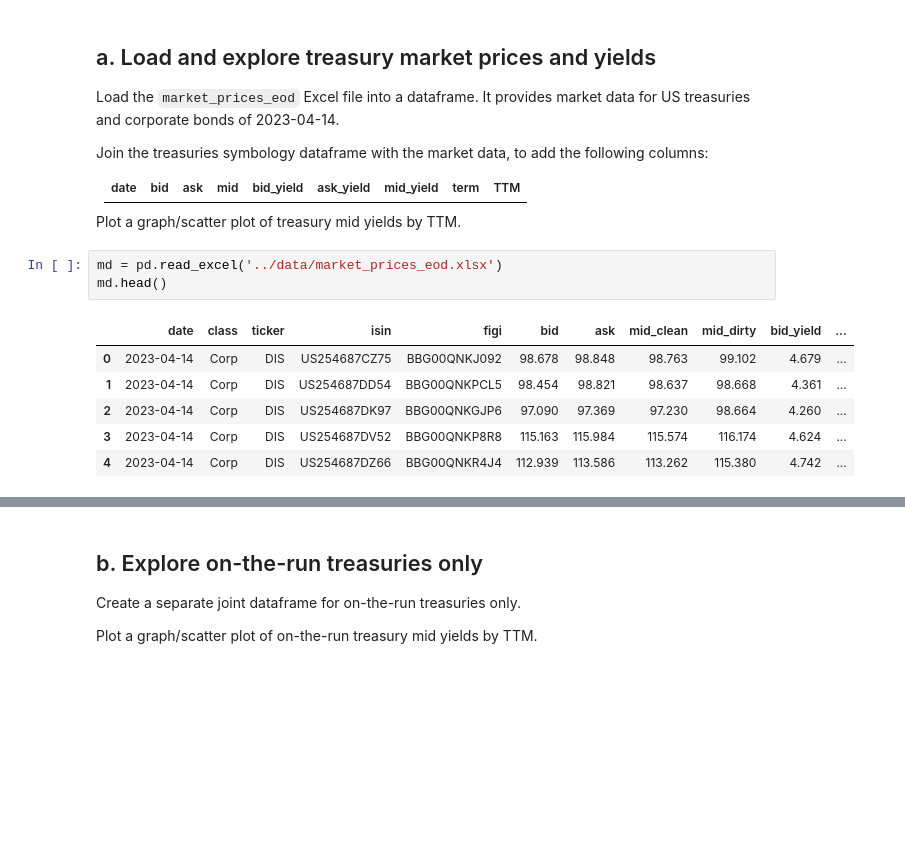
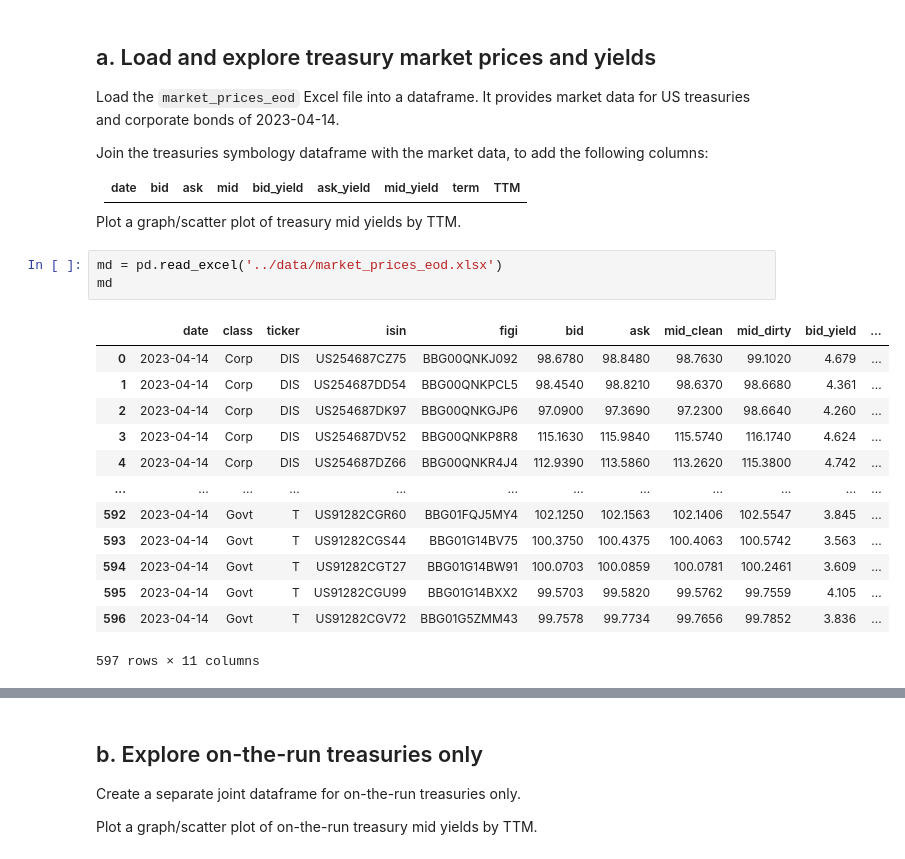
Before and after one commit to alanwake47/FINM-35700-Credit-Markets, a Jupyter notebook: week1/CreditMarkets_Homework_1/homework/Homework 1.ipynb, the cells around one changed output, grey strips where cells are left out. Cells and saved outputs as stored; diff of their text form; blank space fills up the shorter version.

```diff
--- a/week1/CreditMarkets_Homework_1/homework/Homework 1.ipynb
+++ b/week1/CreditMarkets_Homework_1/homework/Homework 1.ipynb
@@ -236,14 +236,21 @@ Join the treasuries symbology dataframe with the market data, to add the followi
 Plot a graph/scatter plot of treasury mid yields by TTM.
 # %%
 md = pd.read_excel('../data/market_prices_eod.xlsx')
-md.head()
+md
 # %% [output]
 |  | date | class | ticker | isin | figi | bid | ask | mid_clean | mid_dirty | bid_yield | ... |
-| 0 | 2023-04-14 | Corp | DIS | US254687CZ75 | BBG00QNKJ092 | 98.678 | 98.848 | 98.763 | 99.102 | 4.679 | ... |
-| 1 | 2023-04-14 | Corp | DIS | US254687DD54 | BBG00QNKPCL5 | 98.454 | 98.821 | 98.637 | 98.668 | 4.361 | ... |
-| 2 | 2023-04-14 | Corp | DIS | US254687DK97 | BBG00QNKGJP6 | 97.090 | 97.369 | 97.230 | 98.664 | 4.260 | ... |
-| 3 | 2023-04-14 | Corp | DIS | US254687DV52 | BBG00QNKP8R8 | 115.163 | 115.984 | 115.574 | 116.174 | 4.624 | ... |
-| 4 | 2023-04-14 | Corp | DIS | US254687DZ66 | BBG00QNKR4J4 | 112.939 | 113.586 | 113.262 | 115.380 | 4.742 | ... |
+| 0 | 2023-04-14 | Corp | DIS | US254687CZ75 | BBG00QNKJ092 | 98.6780 | 98.8480 | 98.7630 | 99.1020 | 4.679 | ... |
+| 1 | 2023-04-14 | Corp | DIS | US254687DD54 | BBG00QNKPCL5 | 98.4540 | 98.8210 | 98.6370 | 98.6680 | 4.361 | ... |
+| 2 | 2023-04-14 | Corp | DIS | US254687DK97 | BBG00QNKGJP6 | 97.0900 | 97.3690 | 97.2300 | 98.6640 | 4.260 | ... |
+| 3 | 2023-04-14 | Corp | DIS | US254687DV52 | BBG00QNKP8R8 | 115.1630 | 115.9840 | 115.5740 | 116.1740 | 4.624 | ... |
+| 4 | 2023-04-14 | Corp | DIS | US254687DZ66 | BBG00QNKR4J4 | 112.9390 | 113.5860 | 113.2620 | 115.3800 | 4.742 | ... |
+| ... | ... | ... | ... | ... | ... | ... | ... | ... | ... | ... | ... |
+| 592 | 2023-04-14 | Govt | T | US91282CGR60 | BBG01FQJ5MY4 | 102.1250 | 102.1563 | 102.1406 | 102.5547 | 3.845 | ... |
+| 593 | 2023-04-14 | Govt | T | US91282CGS44 | BBG01G14BV75 | 100.3750 | 100.4375 | 100.4063 | 100.5742 | 3.563 | ... |
+| 594 | 2023-04-14 | Govt | T | US91282CGT27 | BBG01G14BW91 | 100.0703 | 100.0859 | 100.0781 | 100.2461 | 3.609 | ... |
+| 595 | 2023-04-14 | Govt | T | US91282CGU99 | BBG01G14BXX2 | 99.5703 | 99.5820 | 99.5762 | 99.7559 | 4.105 | ... |
+| 596 | 2023-04-14 | Govt | T | US91282CGV72 | BBG01G5ZMM43 | 99.7578 | 99.7734 | 99.7656 | 99.7852 | 3.836 | ... |
+597 rows × 11 columns
 # %%
 #merge the govt_symbology1 with the market data (md) on figi
 govt_symbology_md = pd.merge(govt_symbology1, md, on='figi', how='inner')
```
Also changed, not shown: parts of 21 cells of this notebook.
